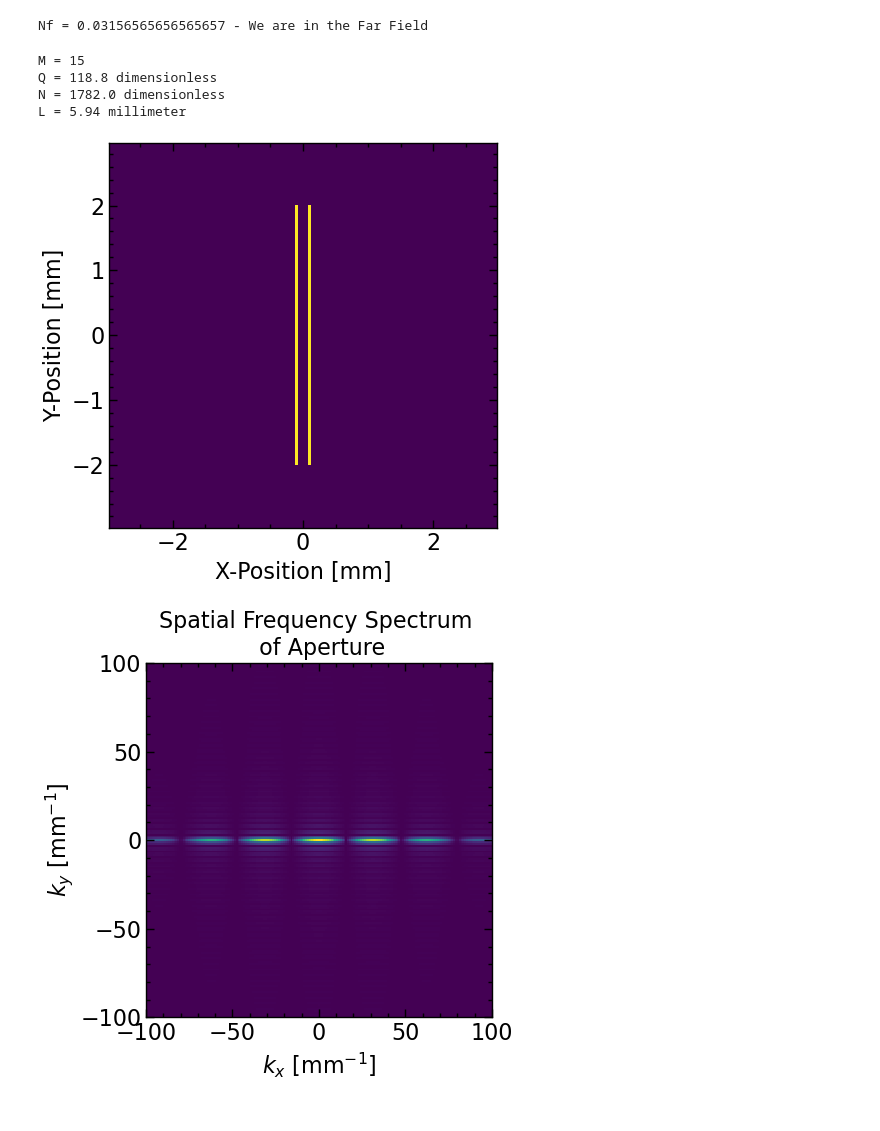
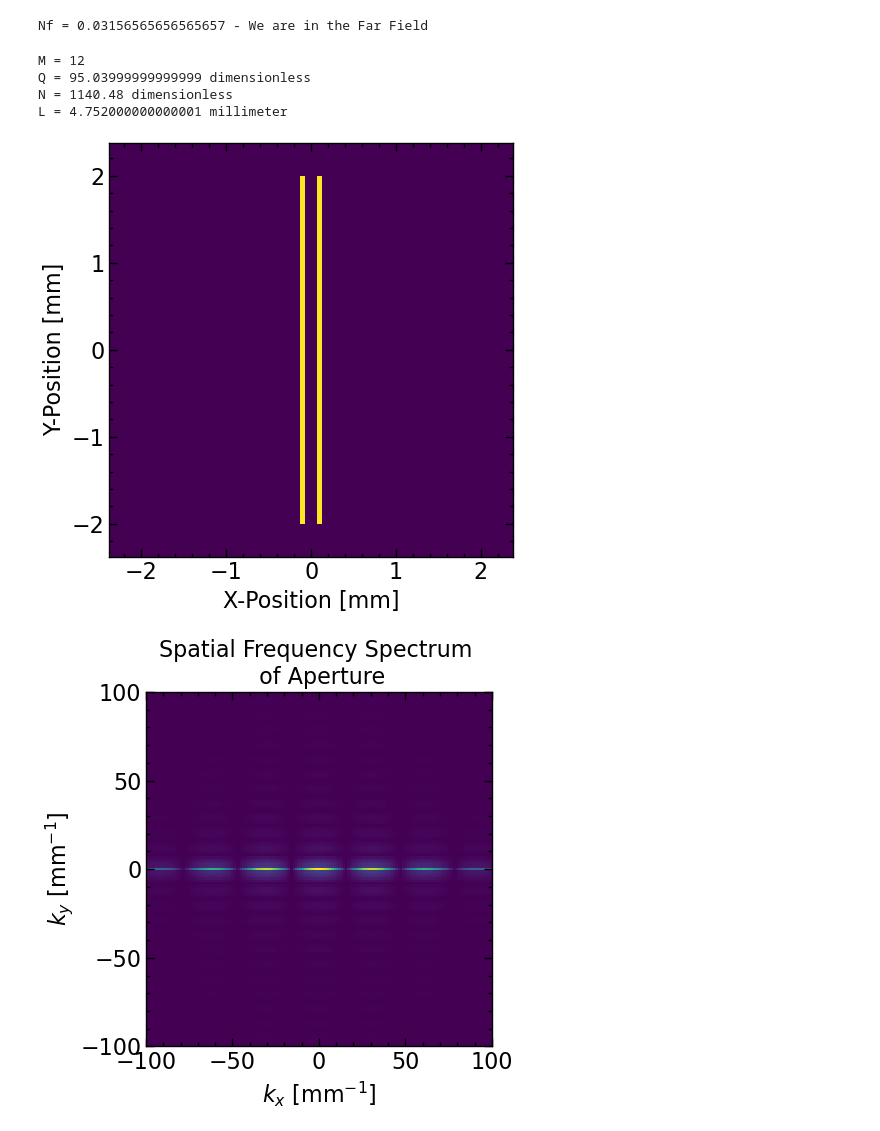
Before and after one commit to MizzouINDFUL/MarshallFourierOptics, a Jupyter notebook: notebooks/fresnel_transfer_function_approach.ipynb, the cells around one changed output. Drawn from its saved outputs; the diff is of its cells as text; code cells hidden in the pictures.

```diff
--- a/notebooks/fresnel_transfer_function_approach.ipynb
+++ b/notebooks/fresnel_transfer_function_approach.ipynb
@@ -176,7 +191,7 @@ Nf = 0.03156565656565657 - We are in the Far Field
 #3) M, Q, N
 
 #Samples in the open aperture
-M = 15
+M = 12
 
 #Sampling Ratio
 Q = M / (4*N_f)
@@ -201,10 +216,10 @@ print(f"Q = {Q}")
 print(f"N = {N}")
 print(f"L = {L}")
 # %% [output]
-M = 15
-Q = 118.8 dimensionless
-N = 1782.0 dimensionless
-L = 5.94 millimeter
+M = 12
+Q = 95.03999999999999 dimensionless
+N = 1140.48 dimensionless
+L = 4.752000000000001 millimeter
 # %%
 #4) Create the NxN padded aperture array centered at (N/2, N/2)
 # we will embed the open aperture in this array
@@ -217,11 +232,12 @@ U0 = U0.astype(float)
 # %%
 plt.figure(figsize=(5,5))
 plt.pcolormesh(xx,yy,U0)
 plt.xlabel('X-Position [mm]')
 plt.ylabel('Y-Position [mm]')
+plt.tight_layout()
 plt.show()
 # %% [output]
-[figure, old version]
+[figure, new version]
 # %%
 #5) Create the quadratic-phase exponential transfer function array
 kx = np.fft.fftfreq(len(x), np.diff(x)[0]) * 2 * np.pi
```
Also changed, not shown: parts of 3 cells of this notebook, 9 other files.
